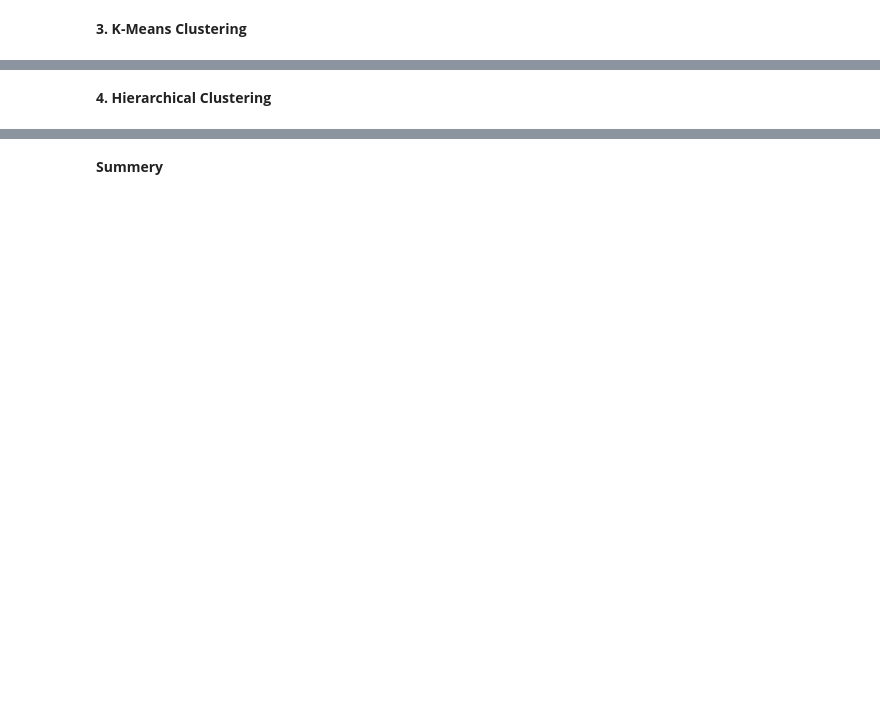
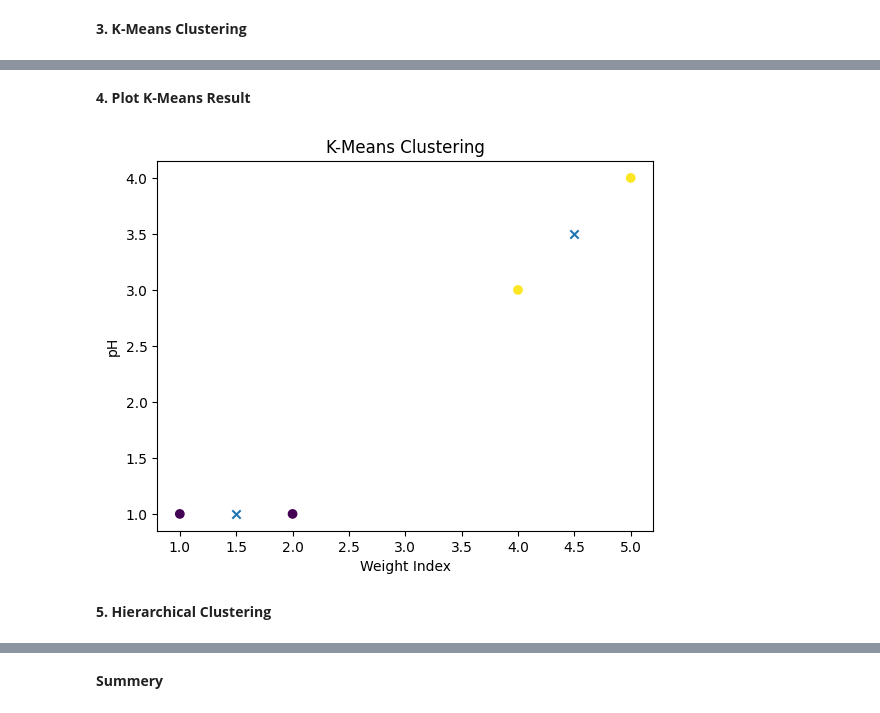
Before and after one commit to linamellese/Unsupervised-Machine-Learning-Clustering-, a Jupyter notebook: Unsupervised-Machine-Learning-Clustering.ipynb, the cells around one changed output, grey strips where cells are left out. Cells and saved outputs as stored; diff of their text form; code cells hidden in the pictures; blank space fills up the shorter version.

```diff
--- a/Unsupervised-Machine-Learning-Clustering.ipynb
+++ b/Unsupervised-Machine-Learning-Clustering.ipynb
@@ -80,0 +58,4 @@ display(data)
+# %%
+kmeans = KMeans(n_clusters=2, random_state=42)
+df["Cluster"] = kmeans.fit_predict(df)
+df
@@ -81,2 +68,17 @@ display(data)
+# %% [markdown]
+**4. Plot K-Means Result**
+# %%
+plt.scatter(df["Weight_Index"], df["pH"], c=df["Cluster"])
+plt.scatter(
+    kmeans.cluster_centers_[:, 0],
+    kmeans.cluster_centers_[:, 1],
+    marker='x'
+)
+plt.xlabel("Weight Index")
+plt.ylabel("pH")
+plt.title("K-Means Clustering")
+plt.show()
+# %% [output]
+[figure, added]
 # %% [markdown]
-**4. Hierarchical Clustering**
+**5. Hierarchical Clustering**
```
Also changed, not shown: parts of 37 cells of this notebook.
